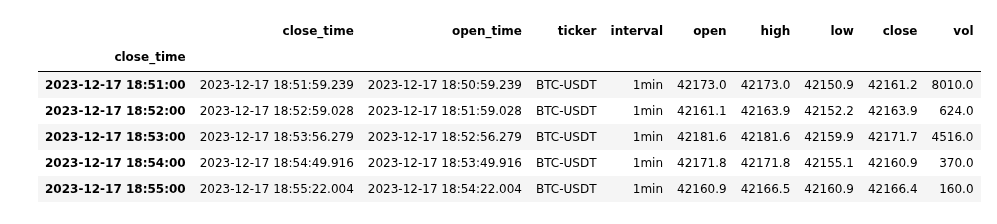
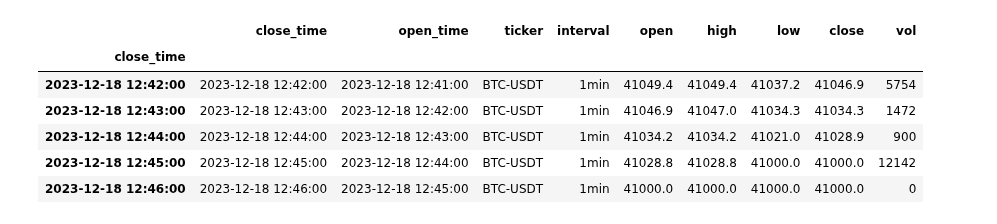
Before and after one commit to DmitryPukhov/pytrade2, a Jupyter notebook: analysis/FeatureEngineering.ipynb, the cells around one changed output. Cells and saved outputs as stored; diff of their text form; code cells hidden in the pictures.

```diff
--- a/analysis/FeatureEngineering.ipynb
+++ b/analysis/FeatureEngineering.ipynb
@@ -18,5 +18,5 @@ pd.set_option('max_colwidth', None)
 import os
 # Downloading latest pytrade2 data
 #os.system("cd ./../deploy/yandex_cloud; ./download_data.sh")
-data_dir=f"../data/yandex-cloud"
+data_dir=f"../data/dev/common"
 #print(f"Download completed. Local data dir: {data_dir}")
@@ -60,13 +28,14 @@ from pathlib import Path
 def read_candles(days = 1, period = '1min'):
     """ Read last days' 1 min candles from file system """
 
-    candles_dir = Path(data_dir, 'LongCandleDenseStrategy', 'Xy')
-    files = sorted([f for f in os.listdir(candles_dir) if f.endswith(f"candles_{period}.csv.zip")])
+    candles_dir = Path(data_dir, 'candles')
+    files = sorted([f for f in os.listdir(candles_dir) if f.endswith(f"candles_{period}.csv")])
     # Read last days' files to one dataframe
     df = pd.concat([pd.read_csv(Path(candles_dir, fname), parse_dates=['open_time', 'close_time']) for fname in files[-days:]])
     df = df.set_index('close_time', drop=False)
-    del(df['close_time.1']) # temp fix
+    #del(df['close_time.1']) # temp fix
     # Resample because row data contains multiple candles inside a period
+    print(f'Read {len(df)} candles from {df.index.min()} to {df.index.max()}')
     return df.resample('1min').agg('last')
 
 candles = read_candles(1)
@@ -75,10 +45,10 @@ candles.tail()
 |  | close_time | open_time | ticker | interval | open | high | low | close | vol |
 | close_time |  |  |  |  |  |  |  |  |  |
-| 2023-12-17 18:51:00 | 2023-12-17 18:51:59.239 | 2023-12-17 18:50:59.239 | BTC-USDT | 1min | 42173.0 | 42173.0 | 42150.9 | 42161.2 | 8010.0 |
-| 2023-12-17 18:52:00 | 2023-12-17 18:52:59.028 | 2023-12-17 18:51:59.028 | BTC-USDT | 1min | 42161.1 | 42163.9 | 42152.2 | 42163.9 | 624.0 |
-| 2023-12-17 18:53:00 | 2023-12-17 18:53:56.279 | 2023-12-17 18:52:56.279 | BTC-USDT | 1min | 42181.6 | 42181.6 | 42159.9 | 42171.7 | 4516.0 |
-| 2023-12-17 18:54:00 | 2023-12-17 18:54:49.916 | 2023-12-17 18:53:49.916 | BTC-USDT | 1min | 42171.8 | 42171.8 | 42155.1 | 42160.9 | 370.0 |
-| 2023-12-17 18:55:00 | 2023-12-17 18:55:22.004 | 2023-12-17 18:54:22.004 | BTC-USDT | 1min | 42160.9 | 42166.5 | 42160.9 | 42166.4 | 160.0 |
+| 2023-12-18 12:42:00 | 2023-12-18 12:42:00 | 2023-12-18 12:41:00 | BTC-USDT | 1min | 41049.4 | 41049.4 | 41037.2 | 41046.9 | 5754 |
+| 2023-12-18 12:43:00 | 2023-12-18 12:43:00 | 2023-12-18 12:42:00 | BTC-USDT | 1min | 41046.9 | 41047.0 | 41034.3 | 41034.3 | 1472 |
+| 2023-12-18 12:44:00 | 2023-12-18 12:44:00 | 2023-12-18 12:43:00 | BTC-USDT | 1min | 41034.2 | 41034.2 | 41021.0 | 41028.9 | 900 |
+| 2023-12-18 12:45:00 | 2023-12-18 12:45:00 | 2023-12-18 12:44:00 | BTC-USDT | 1min | 41028.8 | 41028.8 | 41000.0 | 41000.0 | 12142 |
+| 2023-12-18 12:46:00 | 2023-12-18 12:46:00 | 2023-12-18 12:45:00 | BTC-USDT | 1min | 41000.0 | 41000.0 | 41000.0 | 41000.0 | 0 |
 # %%
 import matplotlib.pyplot as plt
 
```
Also changed, not shown: parts of 3 cells of this notebook.
